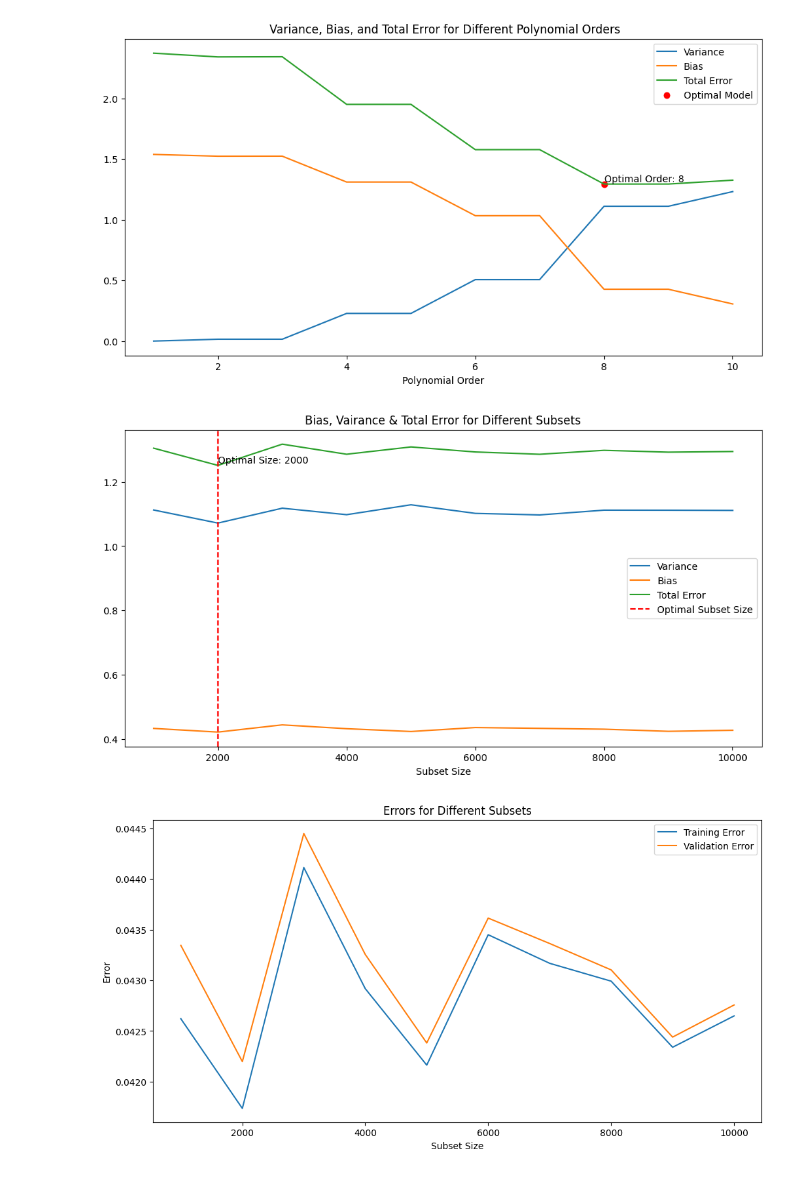
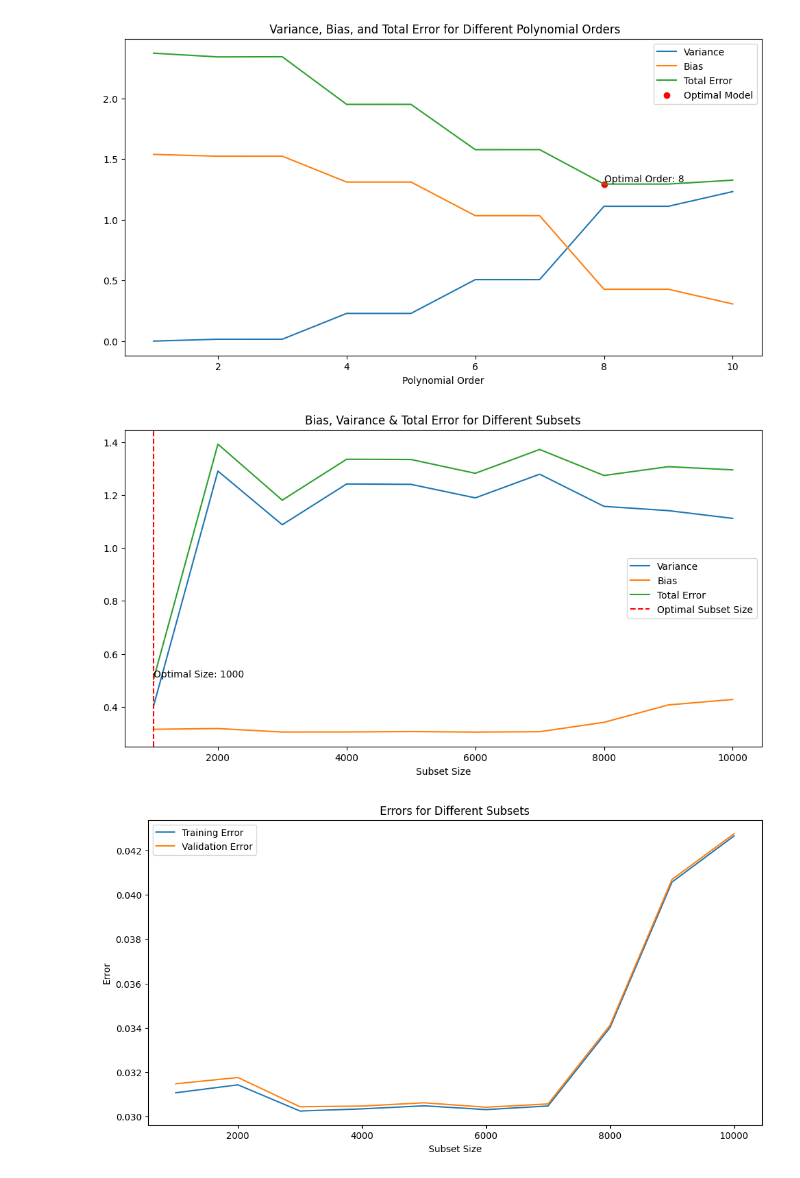
Before and after one commit to kohlisaurabhsagar/trignometricFunction-PolynomialFit, a Jupyter notebook: MLAssignmentPolynomialRegression.ipynb, the cells around one changed output. Drawn from its saved outputs; the diff is of its cells as text; code cells hidden in the pictures.

```diff
--- a/MLAssignmentPolynomialRegression.ipynb
+++ b/MLAssignmentPolynomialRegression.ipynb
@@ -186,11 +186,9 @@ subset_sizes = [1000, 2000, 3000, 4000, 5000, 6000, 7000, 8000, 9000, 10000]
 subsets = []
 
 for size in subset_sizes:
-    indices = random.sample(range(len(X)), size)
-    subset_X = X[indices]
-    subset_y = y_true[indices]
+    subset_X = X[:size]
+    subset_y = y_true[:size]
     subsets.append((subset_X, subset_y))
-
 
 order = 8
 k = 10
@@ -254,32 +252,32 @@ avg_biases = np.mean(biases, axis=1)
 avg_total_errors = np.mean(total_errors, axis=1)
 
 
 optimal_index = np.argmin(avg_total_errors)
 optimal_subset_size = subset_sizes[optimal_index]
 
 
 plt.figure(figsize=(12, 6))
 plt.plot(subset_sizes, avg_variances, label='Variance')
 plt.plot(subset_sizes, avg_biases, label='Bias')
 plt.plot(subset_sizes, avg_total_errors, label='Total Error')
 plt.axvline(x=optimal_subset_size, color='r', linestyle='--', label='Optimal Subset Size')
 plt.title('Bias, Vairance & Total Error for Different Subsets')
 plt.xlabel('Subset Size')
 plt.ylabel('')
 plt.legend()
 plt.text(optimal_subset_size, np.min(avg_total_errors), f'Optimal Size: {optimal_subset_size}',
          verticalalignment='bottom', horizontalalignment='left')
 plt.show()
 
 
 plt.figure(figsize=(12, 6))
 plt.plot(subset_sizes, avg_training_errors, label='Training Error')
 plt.plot(subset_sizes, avg_validation_errors, label='Validation Error')
 plt.title('Errors for Different Subsets')
 plt.xlabel('Subset Size')
 plt.ylabel('Error')
 plt.legend()
 plt.show()
 # %% [output]
-[figure, old version]
+[figure, new version]
-[figure, old version]
+[figure, new version]
```
